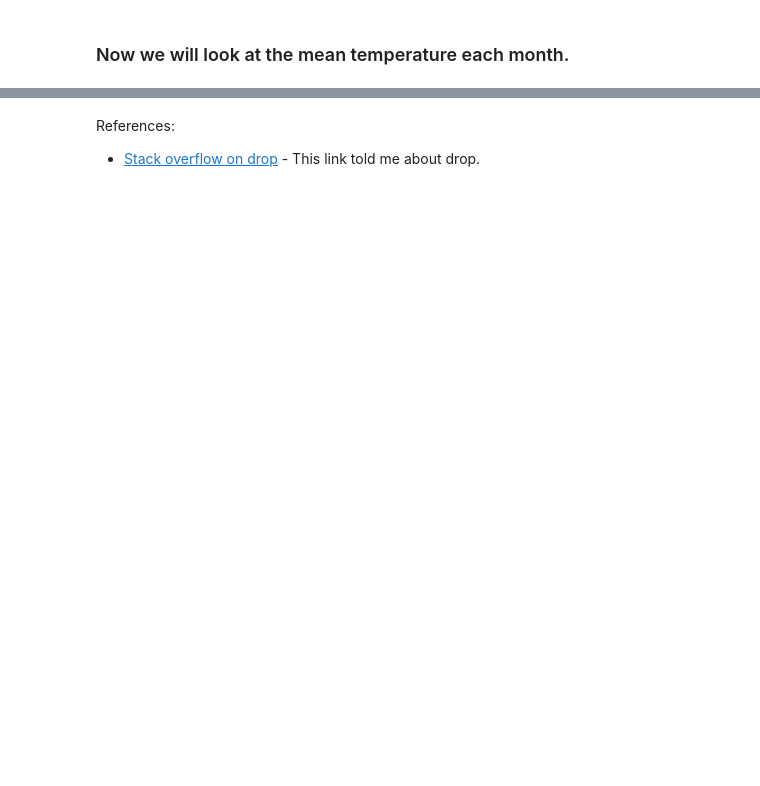
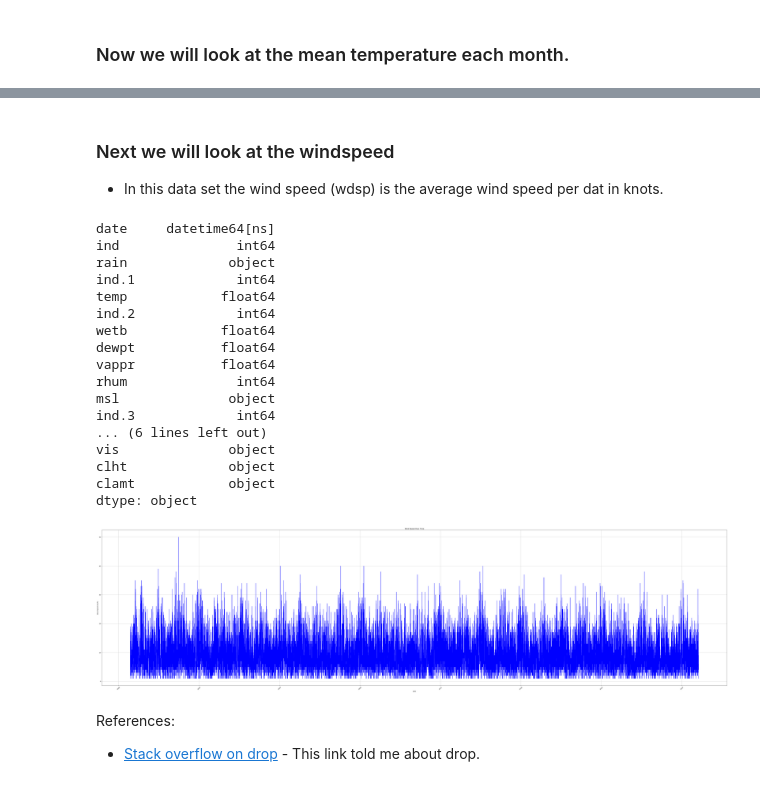
Before and after one commit to AndreHoarau/PFDA, a Jupyter notebook: assignments/assignment_6_weather.ipynb, the cells around one changed output, grey strips where cells are left out. Cells and saved outputs as stored; diff of their text form; code cells hidden in the pictures; blank space fills up the shorter version.

```diff
--- a/assignments/assignment_6_weather.ipynb
+++ b/assignments/assignment_6_weather.ipynb
@@ -179,3 +213,42 @@ plt.plot(datemonth, monthtemp)
+# %% [markdown]
+### Next we will look at the windspeed
+* In this data set the wind speed (wdsp) is the average wind speed per dat in knots.
+# %%
+daily_average_windspeed= df["wdsp"]
+# We want to adjust the df first to remove any 0 values as they are not recorded values.
+print (df.dtypes)
+# We can see that the wind speed is an object and we need to convert it to a float.
+df["wdsp"] = pd.to_numeric(df["wdsp"], errors='coerce')
+# We are now removing the rows where the wind speed is 0 as these are NAN values.
+daily_average_wdsp_adjusted= df.drop(df.loc[df["wdsp"]==0].index, inplace=True)
+
+plt.figure(figsize=(80, 20))
+plt.plot(df["date"], df["wdsp"], linestyle='-', color='b')  # You can customize the line style/marker
+plt.xlabel("Date")
+plt.ylabel("Wind Speed (km/h)")
+plt.title("Wind Speed Over Time")
+plt.xticks(rotation=45)
+plt.grid(True)
+plt.show()
+# %% [output]
+date     datetime64[ns]
+ind               int64
+rain             object
+ind.1             int64
+temp            float64
+ind.2             int64
+wetb            float64
+dewpt           float64
+vappr           float64
+rhum              int64
+msl              object
+ind.3             int64
+... (6 lines left out)
+vis              object
+clht             object
+clamt            object
+dtype: object
+[figure, added]
 # %% [markdown]
 References:
 * [Stack overflow on drop](https://stackoverflow.com/questions/18172851/deleting-dataframe-row-in-pandas-based-on-column-value) - This link told me about drop.
```
Also changed, not shown: parts of 6 cells of this notebook.
